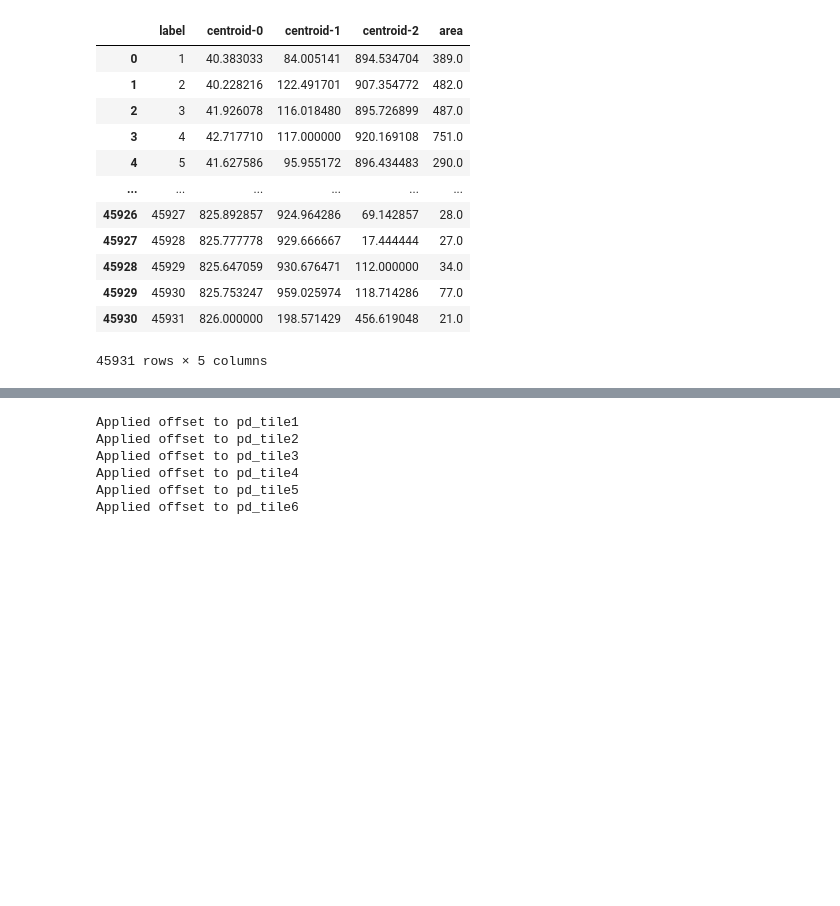
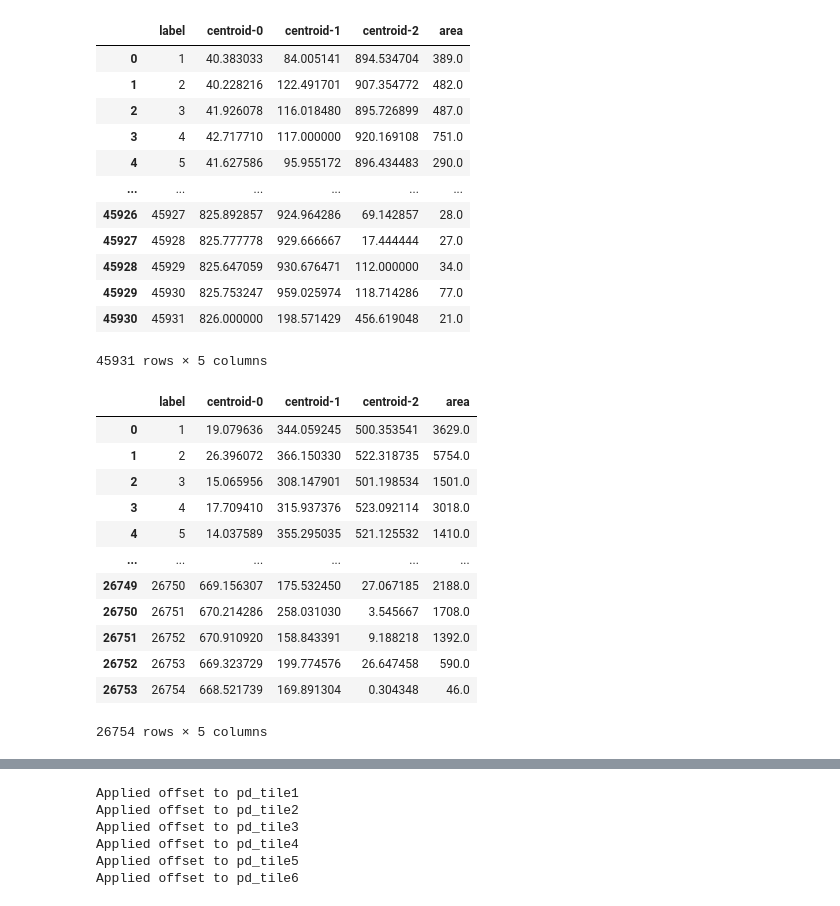
Before and after one commit to xiwang3236/Image_processing_tools, a Jupyter notebook: Stitch_3d_execute.ipynb, the cells around one changed output, grey strips where cells are left out. Drawn from its saved outputs; the diff is of its cells as text; code cells hidden in the pictures; blank space fills up the shorter version.

```diff
--- a/Stitch_3d_execute.ipynb
+++ b/Stitch_3d_execute.ipynb
@@ -68,3 +68,19 @@ pd_tile1
 | 45929 | 45930 | 825.753247 | 959.025974 | 118.714286 | 77.0 |
 | 45930 | 45931 | 826.000000 | 198.571429 | 456.619048 | 21.0 |
 45931 rows × 5 columns
+# %%
+pd_tile3
+# %% [output]
+|  | label | centroid-0 | centroid-1 | centroid-2 | area |
+| 0 | 1 | 19.079636 | 344.059245 | 500.353541 | 3629.0 |
+| 1 | 2 | 26.396072 | 366.150330 | 522.318735 | 5754.0 |
+| 2 | 3 | 15.065956 | 308.147901 | 501.198534 | 1501.0 |
+| 3 | 4 | 17.709410 | 315.937376 | 523.092114 | 3018.0 |
+| 4 | 5 | 14.037589 | 355.295035 | 521.125532 | 1410.0 |
+| ... | ... | ... | ... | ... | ... |
+| 26749 | 26750 | 669.156307 | 175.532450 | 27.067185 | 2188.0 |
+| 26750 | 26751 | 670.214286 | 258.031030 | 3.545667 | 1708.0 |
+| 26751 | 26752 | 670.910920 | 158.843391 | 9.188218 | 1392.0 |
+| 26752 | 26753 | 669.323729 | 199.774576 | 26.647458 | 590.0 |
+| 26753 | 26754 | 668.521739 | 169.891304 | 0.304348 | 46.0 |
+26754 rows × 5 columns
```
Also changed, not shown: parts of 1 cell of this notebook, 4 other files.
